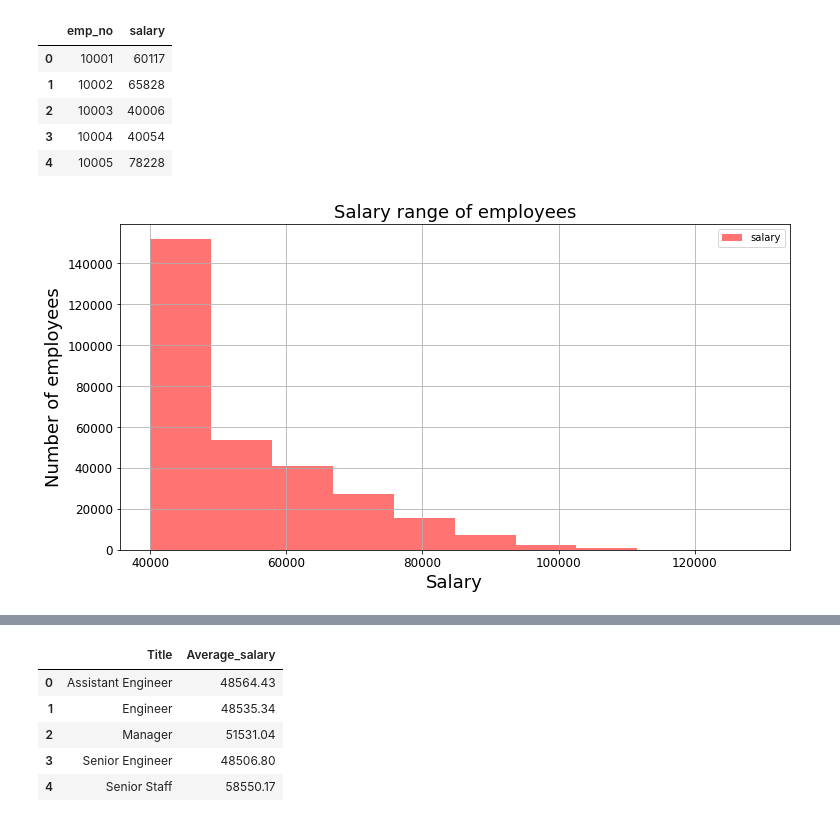
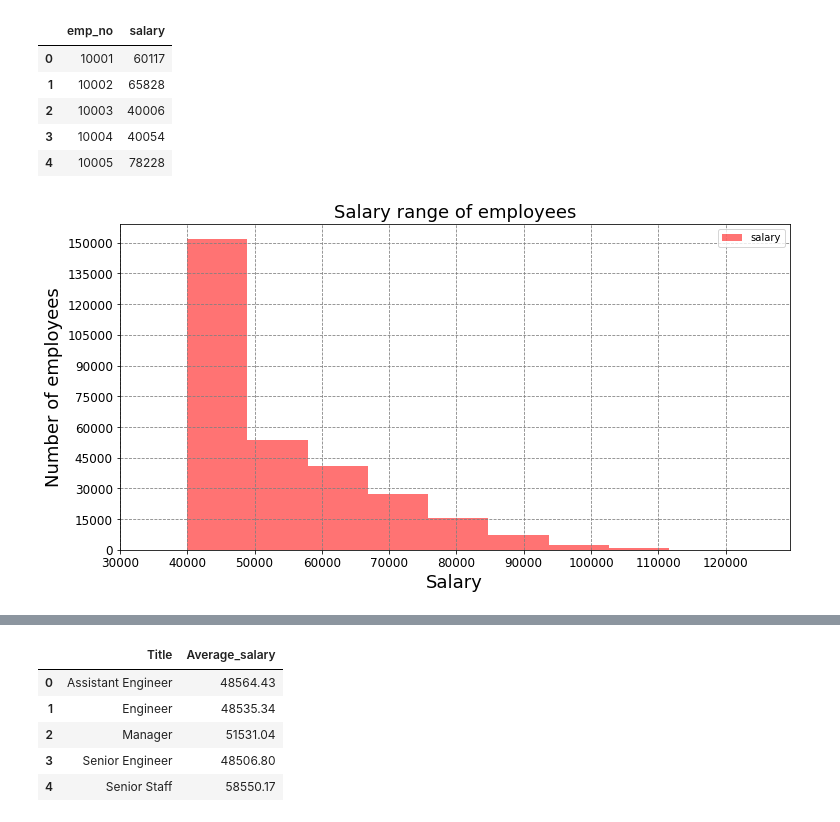
Before and after one commit to supriyada/sql-challenge, a Jupyter notebook: EmployeeSQL/Employee Analysis.ipynb, the cells around one changed output, grey strips where cells are left out. Saved outputs shown, nothing was run; the diff lists cells and outputs as text; code cells hidden in the pictures.

```diff
--- a/EmployeeSQL/Employee Analysis.ipynb
+++ b/EmployeeSQL/Employee Analysis.ipynb
@@ -26,12 +25,20 @@ employee_salary_df.head()
 | 3 | 10004 | 40054 |
 | 4 | 10005 | 78228 |
 # %%
+#Plot histogram to visualize most common salary range
+sal = employee_salary_df['salary']
 salary_hist_plot = employee_salary_df.hist(column = 'salary',bins = 10, grid=True, xlabelsize = 12, ylabelsize = 12,\
         figsize=(12, 6),color = 'red',alpha = 0.55,legend = True)
+
 plt.title('Salary range of employees',fontdict={'fontsize':18})
 plt.xlabel('Salary',fontdict={'fontsize':18})
 plt.ylabel('Number of employees',fontdict={'fontsize':18})
+plt.grid(axis = 'y',color='gray', linestyle='dashed')
+plt.grid(axis = 'x',color='gray', linestyle='dashed')
+plt.xticks(np.arange(0, 130000, 10000))
+plt.xlim(min(sal)-10000,max(sal))
+plt.yticks(np.arange(0, 160000, 15000))
 
 plt.show()
 # %% [output]
-[figure, old version]
+[figure, new version]
```
Also changed, not shown: parts of 7 cells of this notebook.
